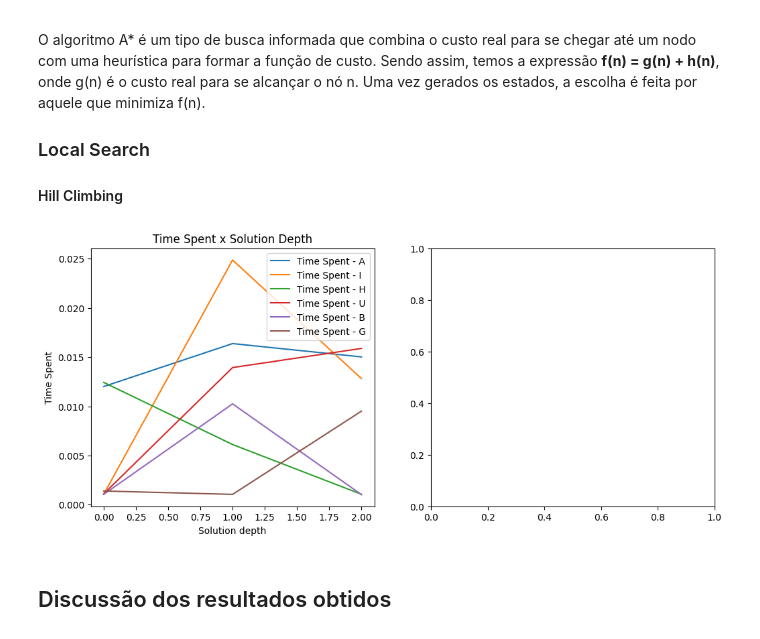
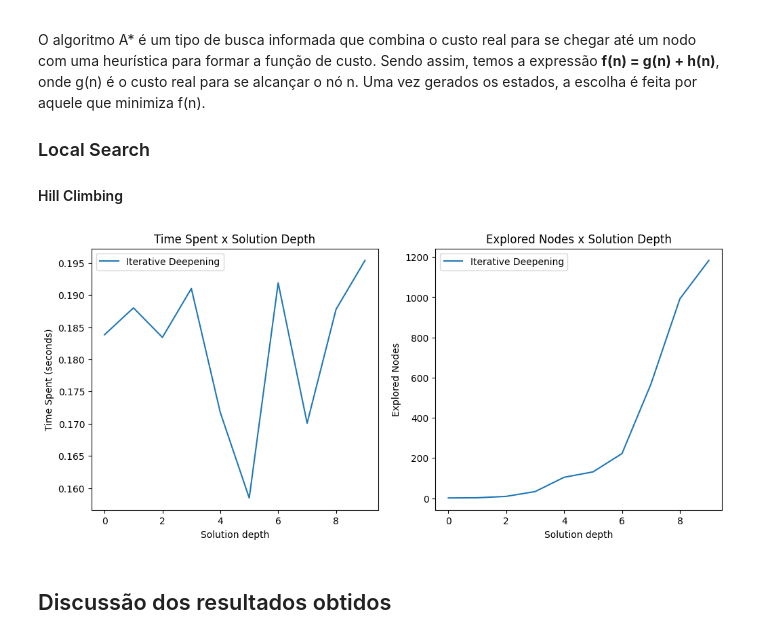
Before and after one commit to paduathiago/AI-8_ways_to_solve_8-puzzle, a Jupyter notebook: documentacao.ipynb, the cells around one changed output. Saved outputs shown, nothing was run; the diff lists cells and outputs as text; code cells hidden in the pictures.

Commit message:
printed explored nodes

```diff
--- a/documentacao.ipynb
+++ b/documentacao.ipynb
@@ -72,36 +72,37 @@ import matplotlib.pyplot as plt
 import time
 # %%
 args = ['python3', 'tp1.py']
-algorithms = ['A', 'I', 'H', 'U', 'B', 'G']
+algorithms = ['I']
+algs_dict = {'A': 'A*', 'B': 'BFS', 'G': 'Greedy Best-First','H': 'Hill Climbing',
+            'I': 'Iterative Deepening', 'U': 'Uniform Cost'}
 # %%
 fig, axs = plt.subplots(1, 2, figsize=(12, 5))
 
 with open("input.txt", "r") as input_file:
     lines = [line.strip() for line in input_file.readlines()]
     for alg in algorithms:
         time_spent = []
         explored_nodes = []
         for entry in lines:
             start_time = time.time()
             process = subprocess.Popen(args + [alg] + entry.split(sep = ' '), stdout=subprocess.PIPE, text=True)
             output, _ = process.communicate()
             finish_time = time.time()
             time_spent.append(finish_time - start_time)
-            print(output)
+            explored_nodes.append(int(output.split(sep = ' ')[-1]))
 
-        axs[0].plot(range(0, 28), time_spent, label=f"{algs_dict[alg]}")
+        axs[0].plot(range(0, 10), time_spent, label=f"{algs_dict[alg]}")
         axs[0].set(xlabel='Solution depth', ylabel='Time Spent (seconds)', title='Time Spent x Solution Depth')
         axs[0].legend()
 
-
         # You must be on branch "performance analysis" to run this part of the code
-        axs[1].plot(range(0, 32), explored_nodes, label=f"{algs_dict[alg]}")
+        axs[1].plot(range(0, 10), explored_nodes, label=f"{algs_dict[alg]}")
         axs[1].set(xlabel='Solution depth', ylabel='Explored Nodes', title='Explored Nodes x Solution Depth')
         axs[1].legend()
 
 
     plt.show()
 # %% [output]
-[figure, old version]
+[figure, new version]
 # %% [markdown]
 ## Discussão dos resultados obtidos
```
